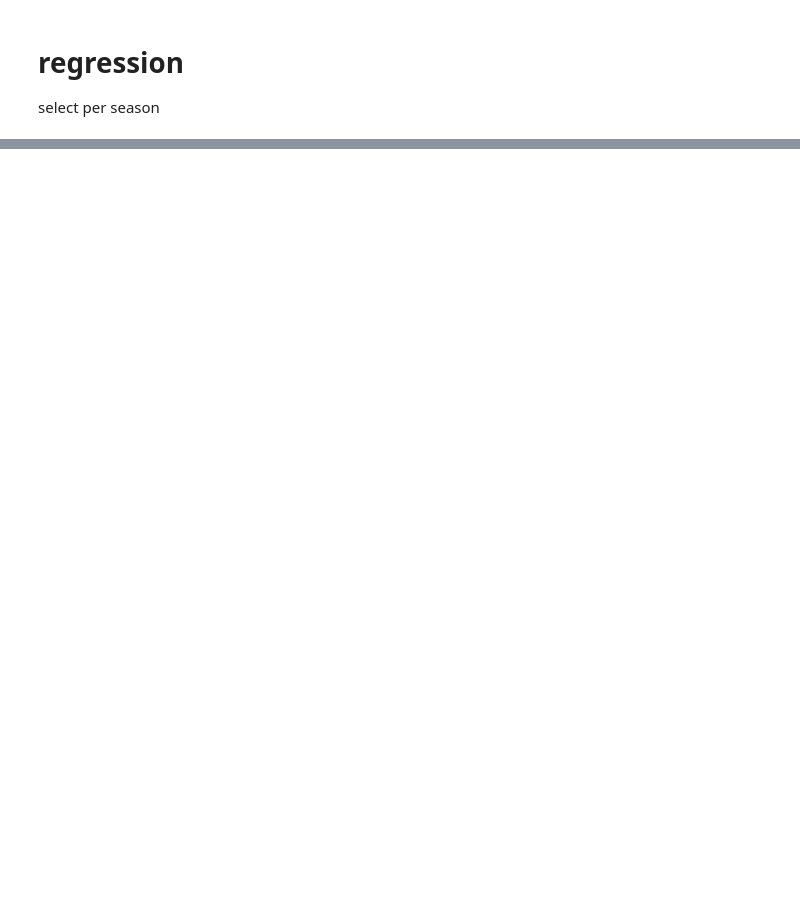
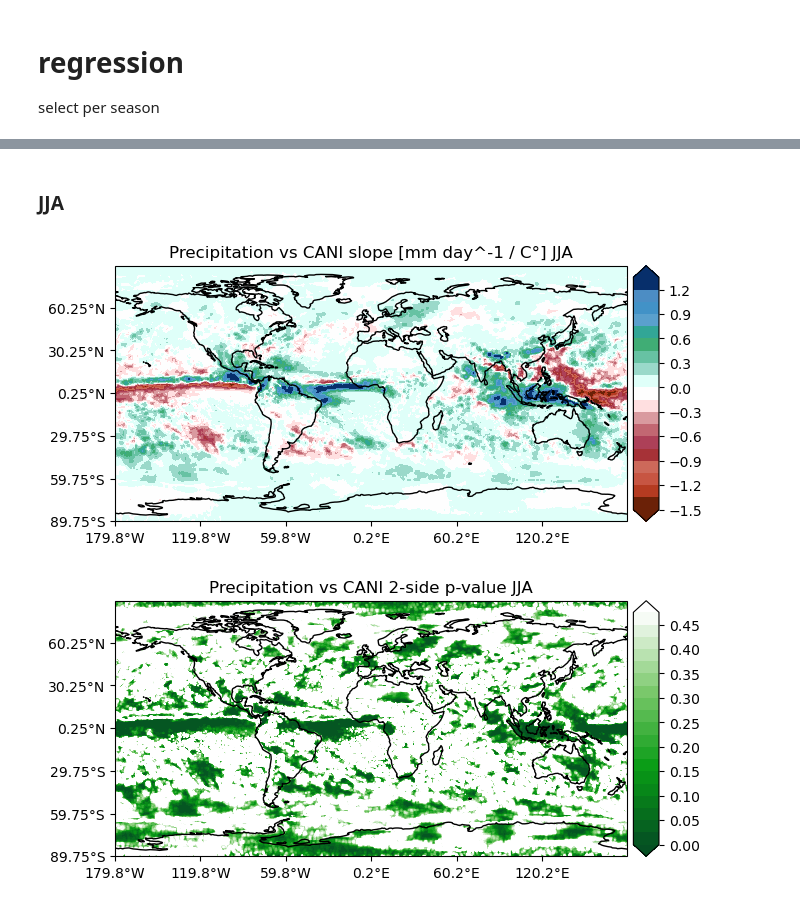
Before and after one commit to allan3prez/ATLN_HG, a Jupyter notebook: Precip_analysis.ipynb, the cells around one changed output, grey strips where cells are left out. Cells and saved outputs as stored; diff of their text form; code cells hidden in the pictures; blank space fills up the shorter version.

```diff
--- a/Precip_analysis.ipynb
+++ b/Precip_analysis.ipynb
@@ -373,6 +338,11 @@ Attributes:
 
 select per season
 # %%
-# CANIvprecip_mam = lag_linregress_3D(mam_CANIs, mam_precip)
 CANIvprecip_mam = xr_regression(mam_CANIs, mam_precip).compute()
-CANIvprecip_mam
+EANIvprecip_mam = xr_regression(mam_EANIs, mam_precip).compute()
+
+CANIvprecip_jja = xr_regression(jja_CANIs, jja_precip).compute()
+EANIvprecip_jja = xr_regression(jja_EANIs, jja_precip).compute()
+
+CANIvprecip_son = xr_regression(son_CANIs, son_precip).compute()
+EANIvprecip_son = xr_regression(son_EANIs, son_precip).compute()
@@ -393,0 +364,11 @@ Data variables:
+# %% [markdown]
+### JJA
+# %%
+ds_map(CANIvprecip_jja.slope, bounds=[179.8, -179.8, 89.75, -89.75],
+       name='Precipitation vs CANI slope [mm day^-1 / C°] JJA')
+ds_map(CANIvprecip_jja.pvalue, bounds=[179.8, -179.8, 89.75, -89.75],
+       name='Precipitation vs CANI 2-side p-value JJA', lev=np.arange(0, 0.5, 0.025),
+       color=cmaps.WhiteGreen_r)
+# %% [output]
+[figure, added]
+[figure, added]
```
Also changed, not shown: parts of 25 cells of this notebook, 2 other files.
